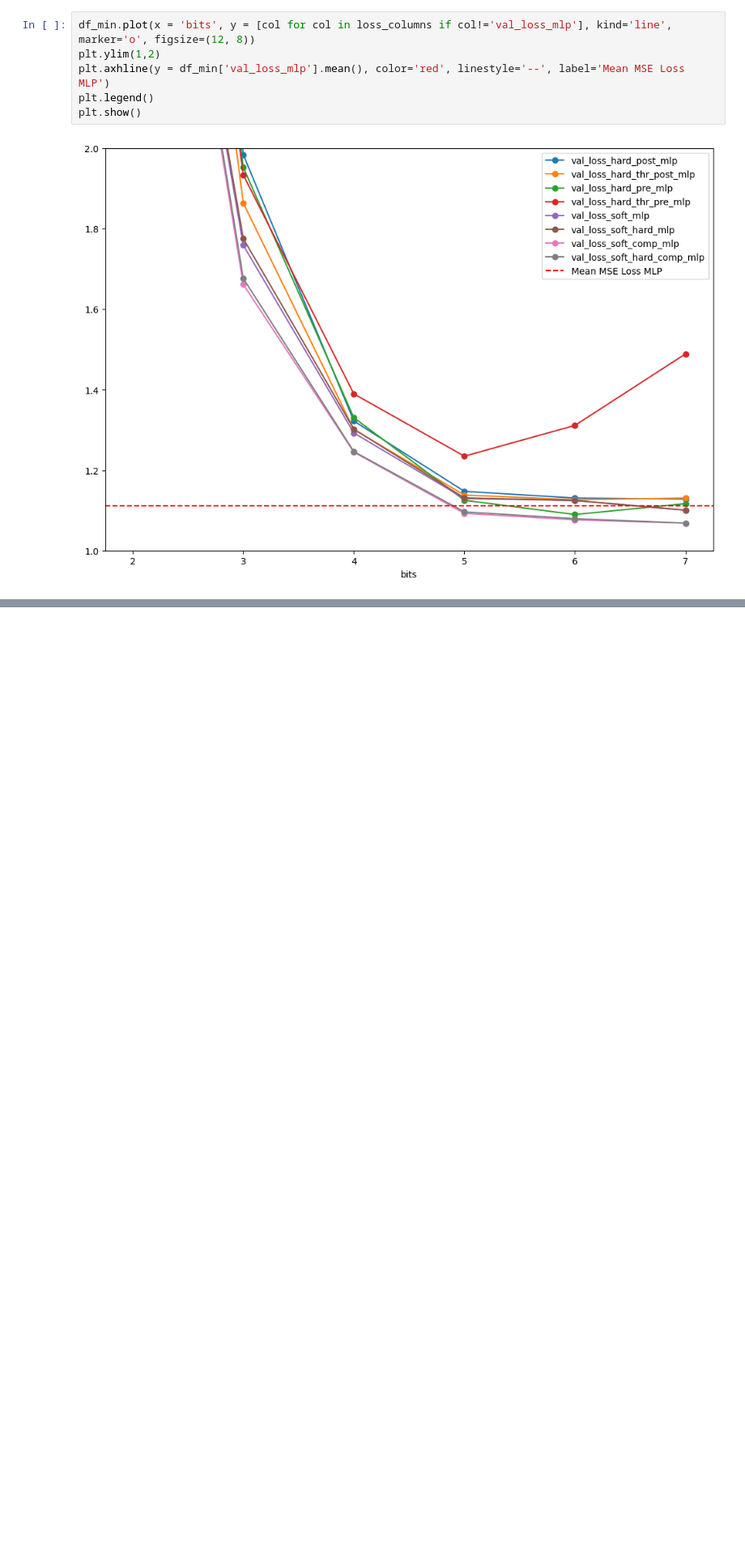
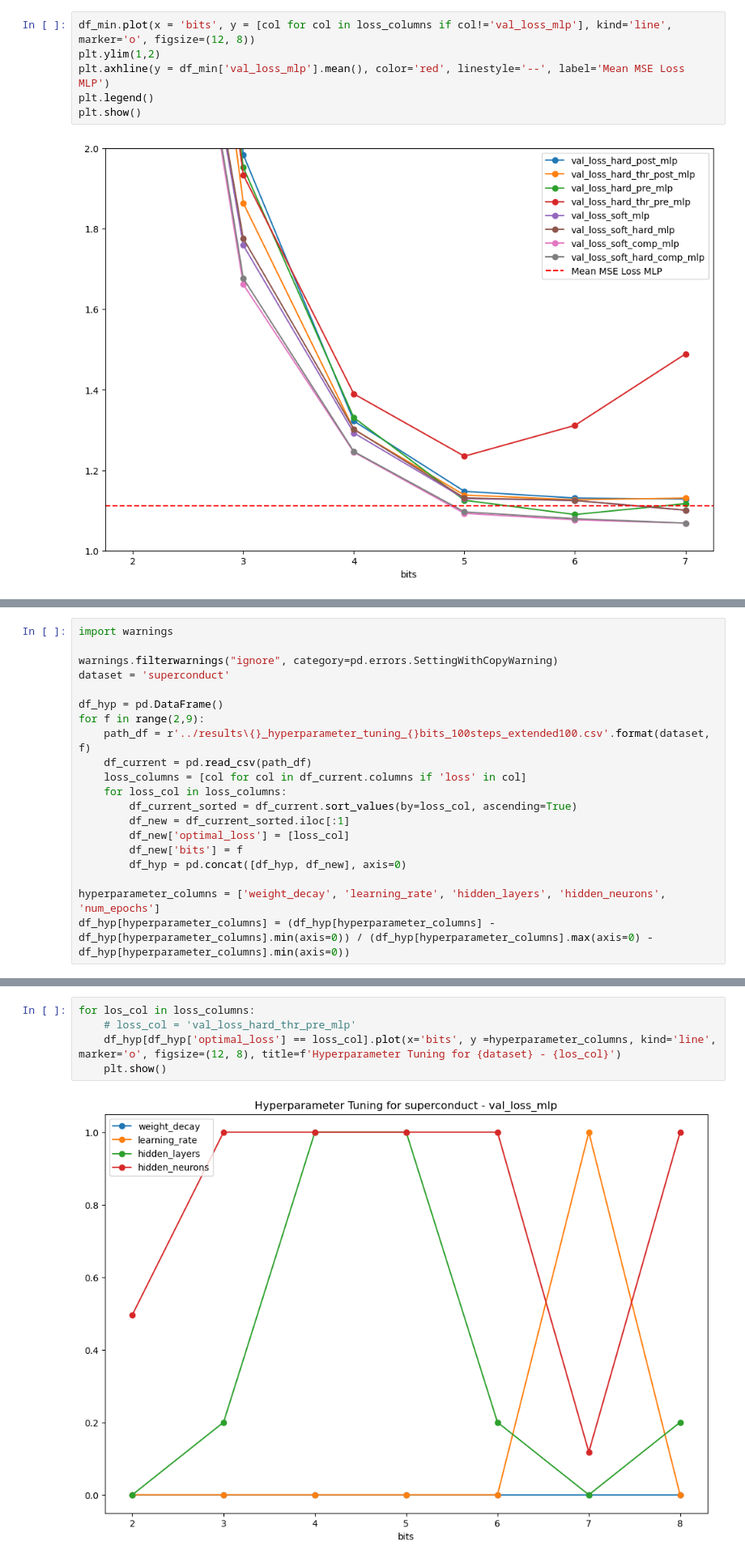
Before and after one commit to kschr40/FeatureCompression, a Jupyter notebook: notebooks/analyse_results.ipynb, the cells around one changed output, grey strips where cells are left out. Shown at 81% size. Saved outputs shown, nothing was run; the diff lists cells and outputs as text; blank space fills up the shorter version.

```diff
--- a/notebooks/analyse_results.ipynb
+++ b/notebooks/analyse_results.ipynb
@@ -421,0 +537,20 @@ plt.show()
+# %%
+import warnings
+
+warnings.filterwarnings("ignore", category=pd.errors.SettingWithCopyWarning)
+dataset = 'superconduct'
+
+df_hyp = pd.DataFrame()
+for f in range(2,9):
+    path_df = r'../results\{}_hyperparameter_tuning_{}bits_100steps_extended100.csv'.format(dataset, f)
+    df_current = pd.read_csv(path_df)
+    loss_columns = [col for col in df_current.columns if 'loss' in col]
+    for loss_col in loss_columns:
+        df_current_sorted = df_current.sort_values(by=loss_col, ascending=True)
+        df_new = df_current_sorted.iloc[:1]
+        df_new['optimal_loss'] = [loss_col]
+        df_new['bits'] = f
+        df_hyp = pd.concat([df_hyp, df_new], axis=0)
+
+hyperparameter_columns = ['weight_decay', 'learning_rate', 'hidden_layers', 'hidden_neurons', 'num_epochs']
+df_hyp[hyperparameter_columns] = (df_hyp[hyperparameter_columns] - df_hyp[hyperparameter_columns].min(axis=0)) / (df_hyp[hyperparameter_columns].max(axis=0) - df_hyp[hyperparameter_columns].min(axis=0))
@@ -421,0 +600,7 @@ plt.show()
+# %%
+for los_col in loss_columns:
+    # loss_col = 'val_loss_hard_thr_pre_mlp'
+    df_hyp[df_hyp['optimal_loss'] == loss_col].plot(x='bits', y =hyperparameter_columns, kind='line', marker='o', figsize=(12, 8), title=f'Hyperparameter Tuning for {dataset} - {los_col}')
+    plt.show()
+# %% [output]
+[figure, added]
```
Also changed, not shown: parts of 25 cells of this notebook, 2 other files.
